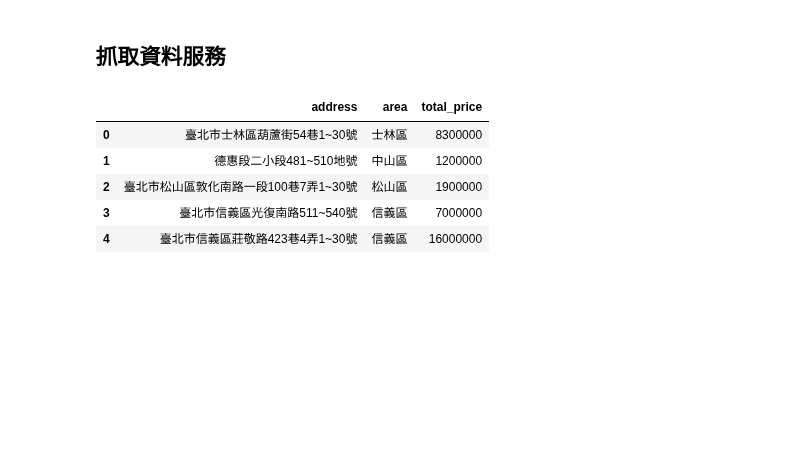
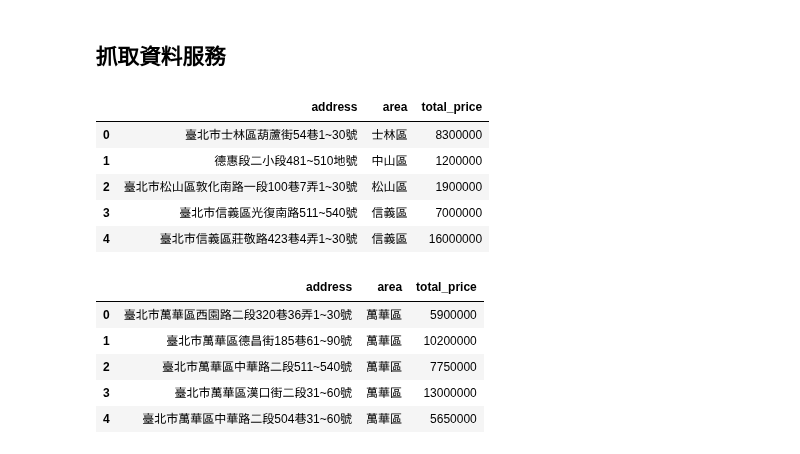
Before and after one commit to ywchiu/pyfintech2, a Jupyter notebook: 20161014Demo.ipynb, the cells around one changed output. Drawn from its saved outputs; the diff is of its cells as text; code cells hidden in the pictures; blank space fills up the shorter version.

```diff
--- a/20161014Demo.ipynb
+++ b/20161014Demo.ipynb
@@ -288,3 +347,18 @@ df.head()
 | 2 | 臺北市松山區敦化南路一段100巷7弄1~30號 | 松山區 | 1900000 |
 | 3 | 臺北市信義區光復南路511~540號 | 信義區 | 7000000 |
 | 4 | 臺北市信義區莊敬路423巷4弄1~30號 | 信義區 | 16000000 |
+# %%
+import requests
+import json
+import pandas
+res = requests.get('http://127.0.0.1:5000/area/萬華區')
+jd = json.loads(res.text)
+df = pandas.DataFrame(jd['data'])
+df.head()
+# %% [output]
+|  | address | area | total_price |
+| 0 | 臺北市萬華區西園路二段320巷36弄1~30號 | 萬華區 | 5900000 |
+| 1 | 臺北市萬華區德昌街185巷61~90號 | 萬華區 | 10200000 |
+| 2 | 臺北市萬華區中華路二段511~540號 | 萬華區 | 7750000 |
+| 3 | 臺北市萬華區漢口街二段31~60號 | 萬華區 | 13000000 |
+| 4 | 臺北市萬華區中華路二段504巷31~60號 | 萬華區 | 5650000 |
```
Also changed, not shown: parts of 4 cells of this notebook, 4 other files.
